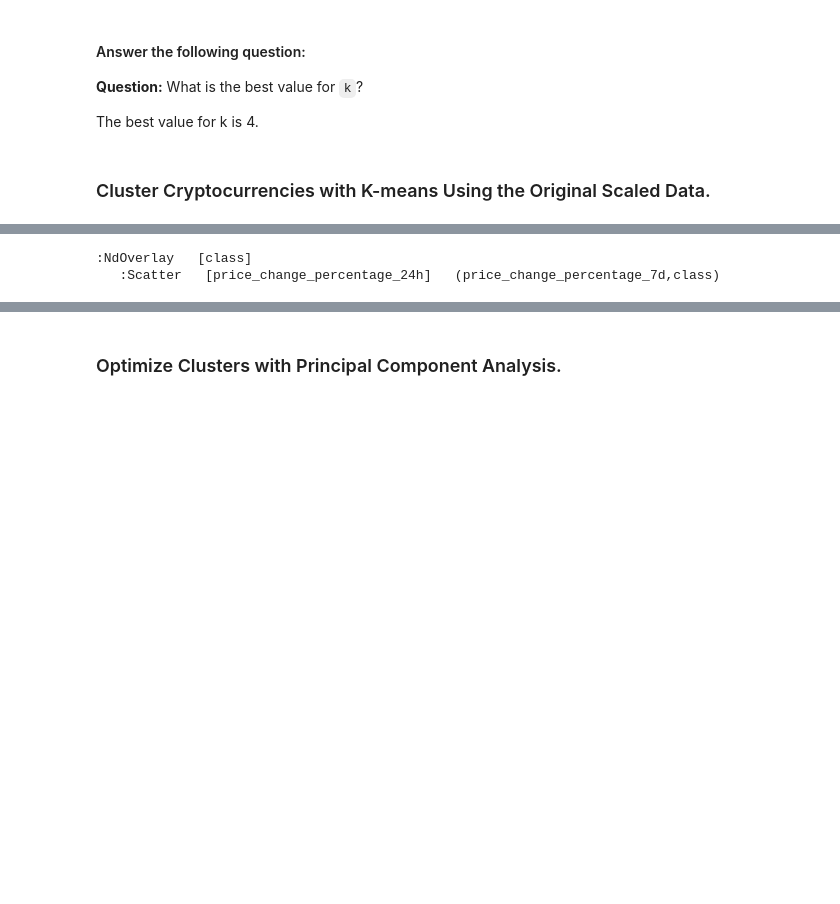
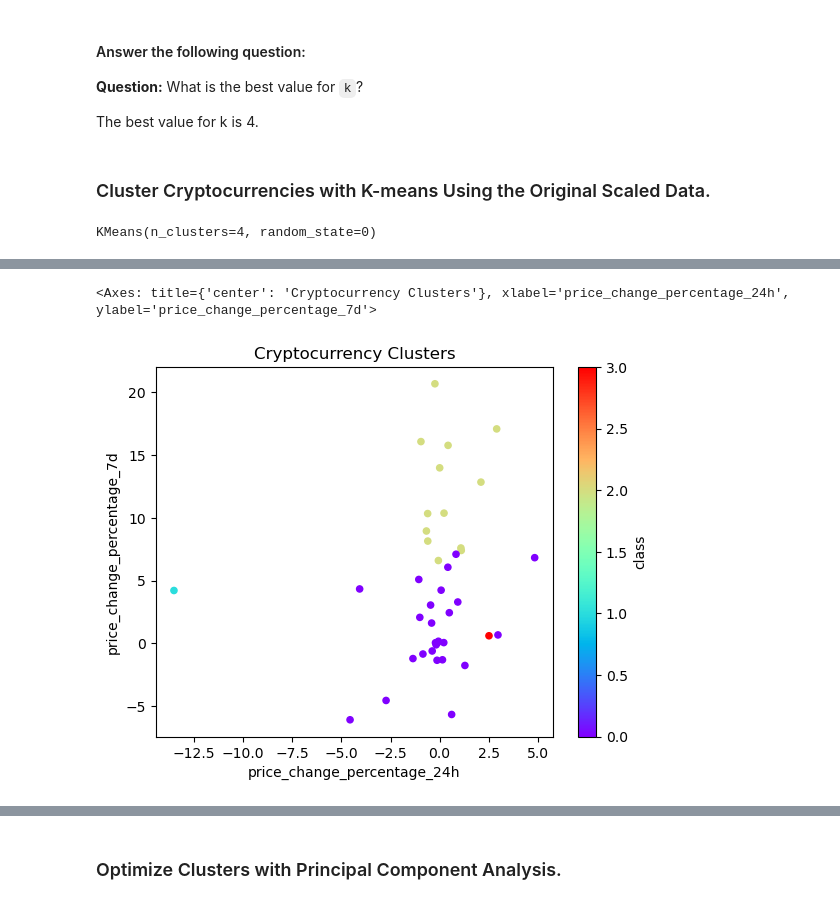
Before and after one commit to JCapone83/CryptoClustering, a Jupyter notebook: Crypto_Clustering.ipynb.ipynb, the cells around one changed output, grey strips where cells are left out. Drawn from its saved outputs; the diff is of its cells as text; code cells hidden in the pictures; blank space fills up the shorter version.

```diff
--- a/Crypto_Clustering.ipynb.ipynb
+++ b/Crypto_Clustering.ipynb.ipynb
@@ -158,6 +153,8 @@ model = KMeans(n_clusters=4, random_state=1)
 # %%
 # Fit the K-Means model using the scaled data
-predictions = model.fit_predict(scaled_market_data_df)
+model.fit(scaled_market_data_df)
+# %% [output]
+KMeans(n_clusters=4, random_state=0)
 # %%
 # Predict the clusters to group the cryptocurrencies using the scaled data
 market_data_df["class"] = model.predict(scaled_market_data_df)
@@ -202,19 +199,21 @@ clustered_df.head(10)
 # %%
 # Create a scatter plot using Pandas plot by setting
 # `x="price_change_percentage_24h"` and `y="price_change_percentage_7d"`.
 # Use "rainbow" for the color to better visualize the data.
 
 clustered_df.hvplot.scatter(
     x="price_change_percentage_24h",
     y="price_change_percentage_7d",
     by="class",
     hover_cols=["coin_name"],
     title="Cryptocurrency Clusters",
     color="class",
     cmap="rainbow"
 )
+
+clustered_df.plot.scatter(x="price_change_percentage_24h", y="price_change_percentage_7d", c="class", colormap="rainbow", title="Cryptocurrency Clusters")
 # %% [output]
-:NdOverlay   [class]
-   :Scatter   [price_change_percentage_24h]   (price_change_percentage_7d,class)
+<Axes: title={'center': 'Cryptocurrency Clusters'}, xlabel='price_change_percentage_24h', ylabel='price_change_percentage_7d'>
+[figure, added]
 # %%
 print(clustered_df.columns)
```
Also changed, not shown: parts of 16 cells of this notebook.
